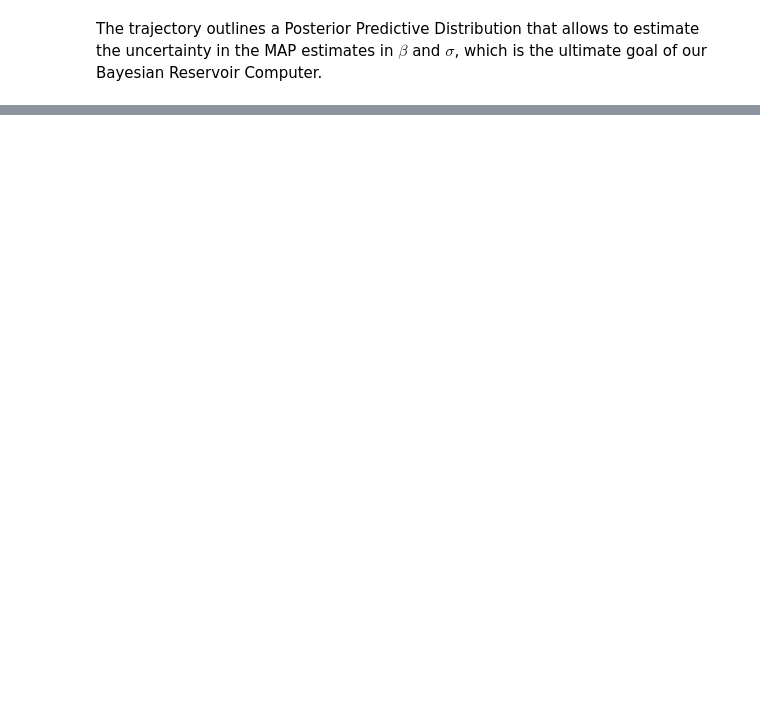
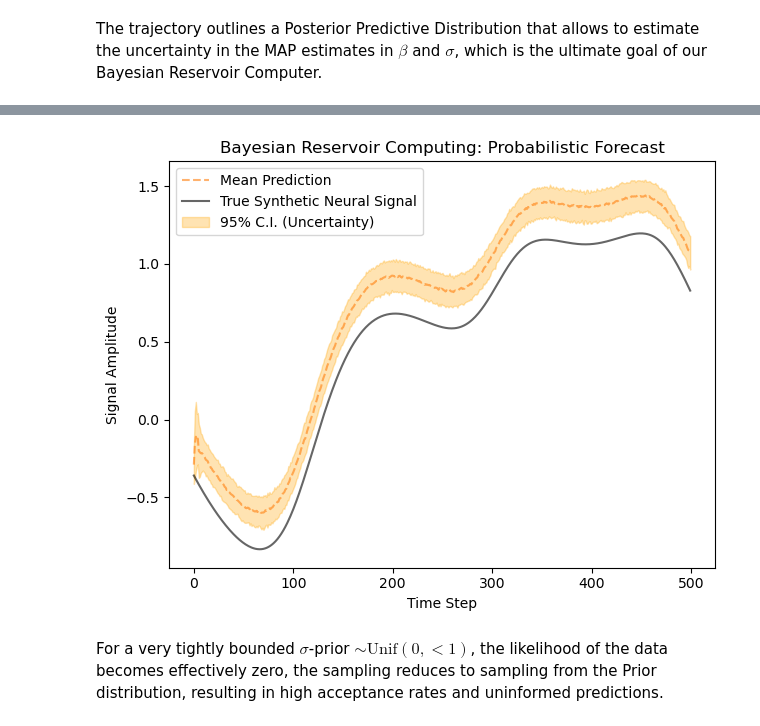
Before and after one commit to filippobezzi/Bayesian-Inference-in-High-Dimensional-Reservoir-Dynamics-for-Neural-Time-Series, a Jupyter notebook: pre-processing.ipynb, the cells around one changed output, grey strips where cells are left out. Saved outputs shown, nothing was run; the diff lists cells and outputs as text; code cells hidden in the pictures; blank space fills up the shorter version.

```diff
--- a/pre-processing.ipynb
+++ b/pre-processing.ipynb
@@ -160,0 +199,8 @@ plt.show()
+# %%
+num_samples = 200
+
+nut_kernel = pyro.infer.NUTS(model)
+mcmc = pyro.infer.MCMC(nut_kernel, num_samples=num_samples, warmup_steps=200)
+
+mcmc.run(S_train_PCA, Y_train, beta_params=[0,1.], sigma_params=[0,0.05])
+mcmc.summary()
@@ -160,0 +228,35 @@ plt.show()
+# %%
+param_samples = mcmc.get_samples()
+predictive = pyro.infer.Predictive(model, posterior_samples=param_samples, num_samples=None, parallel=True)
+y_pred_samples = predictive(S_test_PCA, None)["obs"]
+
+median_prediction = y_pred_samples.median(0)[0]
+mean_prediction = y_pred_samples.mean(0)
+std_prediction = y_pred_samples.std(0)
+
+lower_bound = mean_prediction - 2 * std_prediction
+upper_bound = mean_prediction + 2 * std_prediction
+# %%
+plt.figure(figsize=(12,5))
+
+plt.subplot(1,2,1)
+plt.plot(mean_prediction, "C1--", alpha=0.6, label="Mean Prediction")
+plt.plot(Y_test, "k-", alpha=0.6, label="True Synthetic Neural Signal")
+plt.fill_between(
+    range(len(mean_prediction)),
+    lower_bound,
+    upper_bound,
+    color="orange",
+    alpha=0.3,
+    label="95% C.I. (Uncertainty)"
+)
+plt.xlabel("Time Step")
+plt.ylabel("Signal Amplitude")
+plt.title("Bayesian Reservoir Computing: Probabilistic Forecast")
+plt.tight_layout()
+plt.legend()
+plt.show()
+# %% [output]
+[figure, added]
+# %% [markdown]
+For a very tightly bounded $\sigma$-prior $\sim\text{Unif}(0,<1)$, the likelihood of the data becomes effectively zero, the sampling reduces to sampling from the Prior distribution, resulting in high acceptance rates and uninformed predictions.
```
Also changed, not shown: parts of 11 cells of this notebook, 4 other files.
